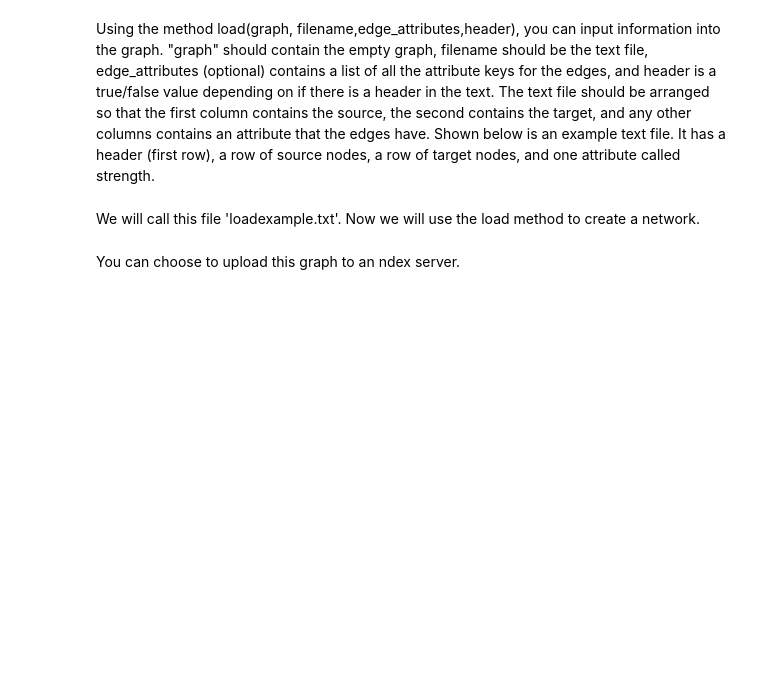
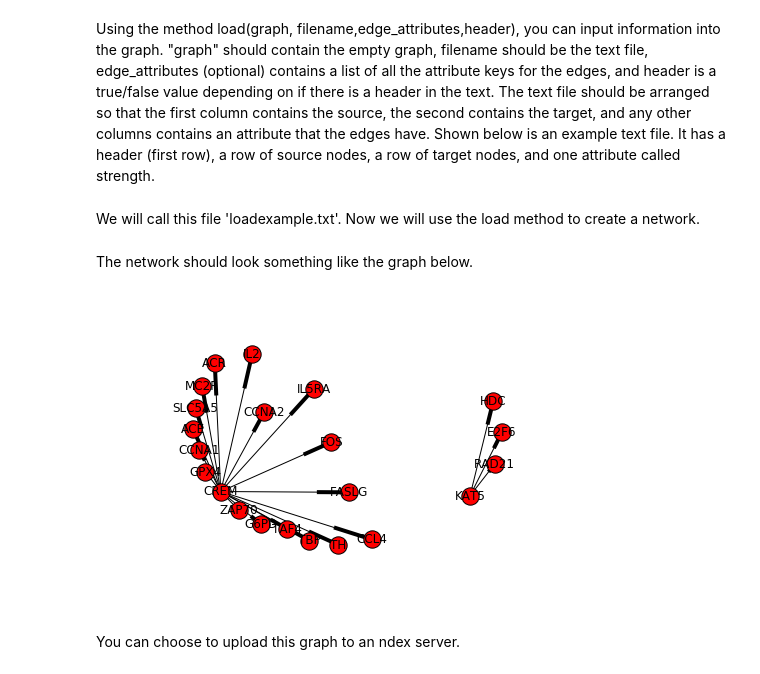
Before and after one commit to ndexbio/ndex-jupyter-notebooks, a Jupyter notebook: notebooks/NetworkN Layout and Cytoscape Styling Tutorial.ipynb, the cells around one changed output. Drawn from its saved outputs; the diff is of its cells as text; code cells hidden in the pictures; blank space fills up the shorter version.

Commit message:
Added matplotlib graphs

```diff
--- a/notebooks/NetworkN Layout and Cytoscape Styling Tutorial.ipynb
+++ b/notebooks/NetworkN Layout and Cytoscape Styling Tutorial.ipynb
@@ -45,6 +48,14 @@ KAT5	RAD21	-0.190262435583
 We will call this file 'loadexample.txt'. Now we will use the load method to create a network.
 # %%
 toolbox.load(G, 'loadexample.txt', edge_attributes=['strength'], header=True)
+# %% [markdown]
+The network should look something like the graph below.
+# %%
+names = nx.get_node_attributes(G, 'name')
+nx.draw(G, labels = names,with_labels=True)
+plt.show()
+# %% [output]
+[figure, added]
 # %% [markdown]
 You can choose to upload this graph to an ndex server.
 # %%
```
Also changed, not shown: parts of 7 cells of this notebook.
